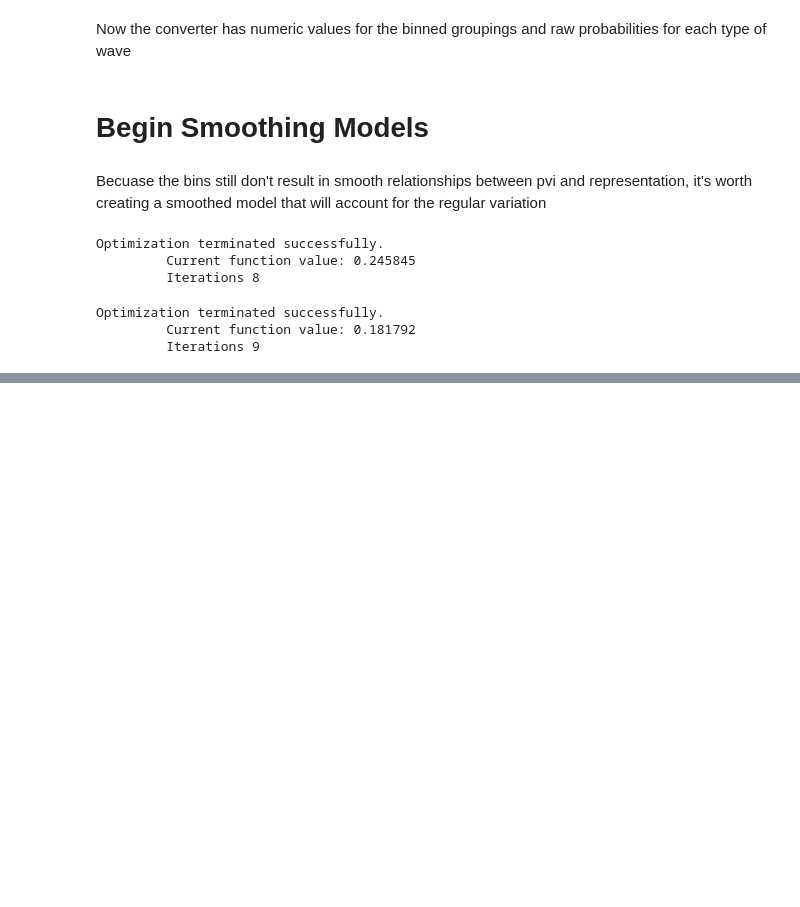
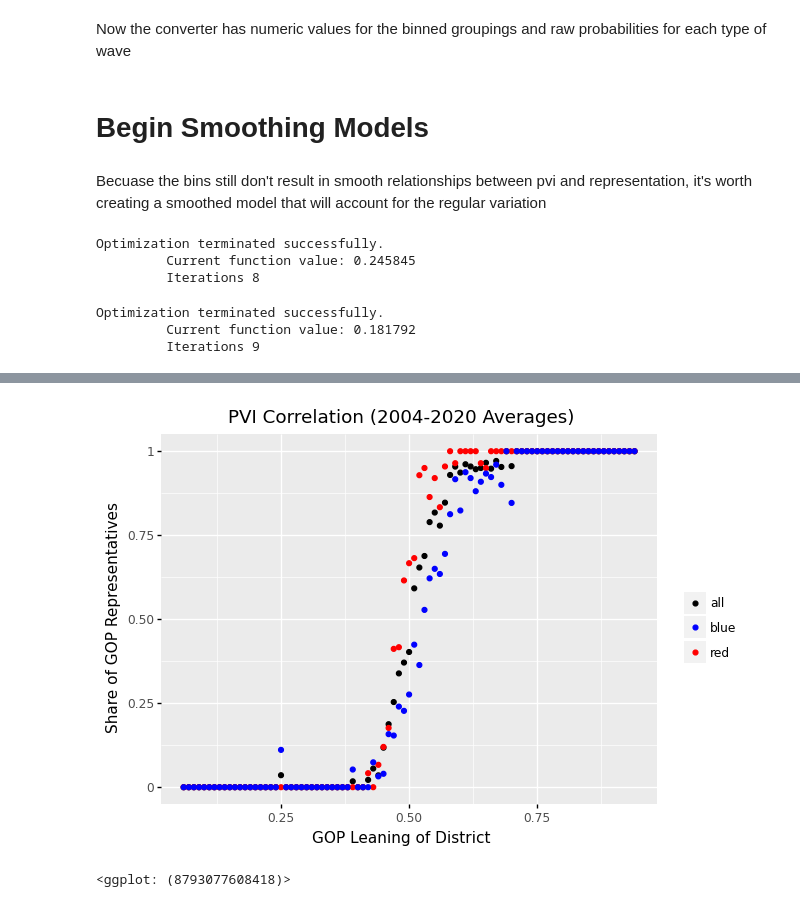
Before and after one commit to xadomatis/redistricting_project, a Jupyter notebook: processing/converter_and_model_dev.ipynb, the cells around one changed output, grey strips where cells are left out. Saved outputs shown, nothing was run; the diff lists cells and outputs as text; code cells hidden in the pictures; blank space fills up the shorter version.

```diff
--- a/processing/converter_and_model_dev.ipynb
+++ b/processing/converter_and_model_dev.ipynb
@@ -223,2 +231,14 @@ converter
 # %%
 converter.to_csv("/Users/xavier/Desktop/DSPP/solo_projects/redistricting_project/processed/converter.csv", index = False)
+# %%
+#lengthen converter for graphs
+avg_all = converter[["metric", "prob_GOP_all","logit_all"]]
+avg_all.columns = ["metric", "mean_GOP", "pred_GOP"]
+avg_all["type"] = "all"
+avg_red = converter[["metric", "prob_GOP_red","logit_red"]]
+avg_red.columns = ["metric", "mean_GOP", "pred_GOP"]
+avg_red["type"] = "red"
+avg_blue = converter[["metric", "prob_GOP_blue","logit_blue"]]
+avg_blue.columns = ["metric", "mean_GOP", "pred_GOP"]
+avg_blue["type"] = "blue"
+long = pd.concat([avg_all,avg_red,avg_blue])
@@ -224,0 +273,6 @@ converter.to_csv("/Users/xavier/Desktop/DSPP/solo_projects/redistricting_project
+# %%
+#same plot but with gop and blue waves taken out
+p9.ggplot(data=long, mapping=p9.aes(x='metric', y='mean_GOP')) + p9.geom_point(aes(color=long.type)) + scale_color_manual(values=("black", "blue", "red"))+ labs(x='GOP Leaning of District', y="Share of GOP Representatives",color="",title="PVI Correlation (2004-2020 Averages)")# + coord_flip()
+# %% [output]
+[figure, added]
+<ggplot: (8793077608418)>
```
Also changed, not shown: parts of 11 cells of this notebook, 11 other files.
